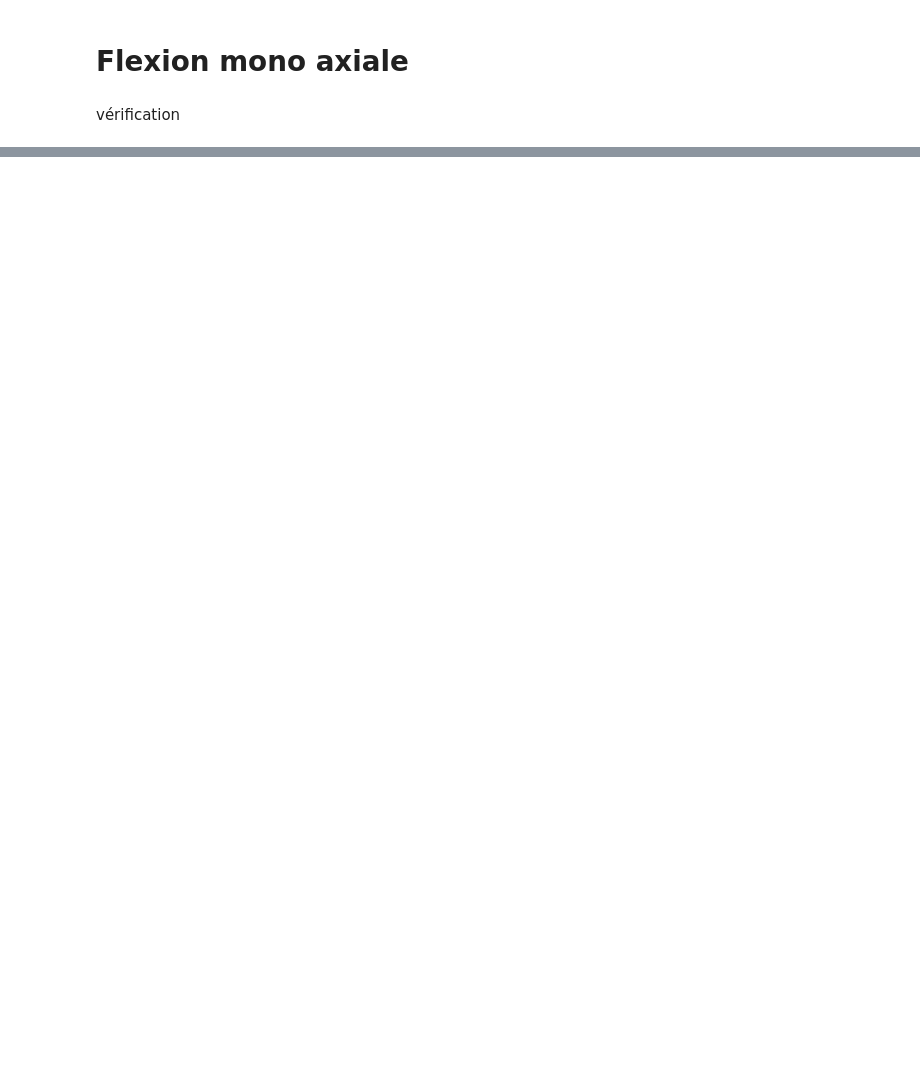
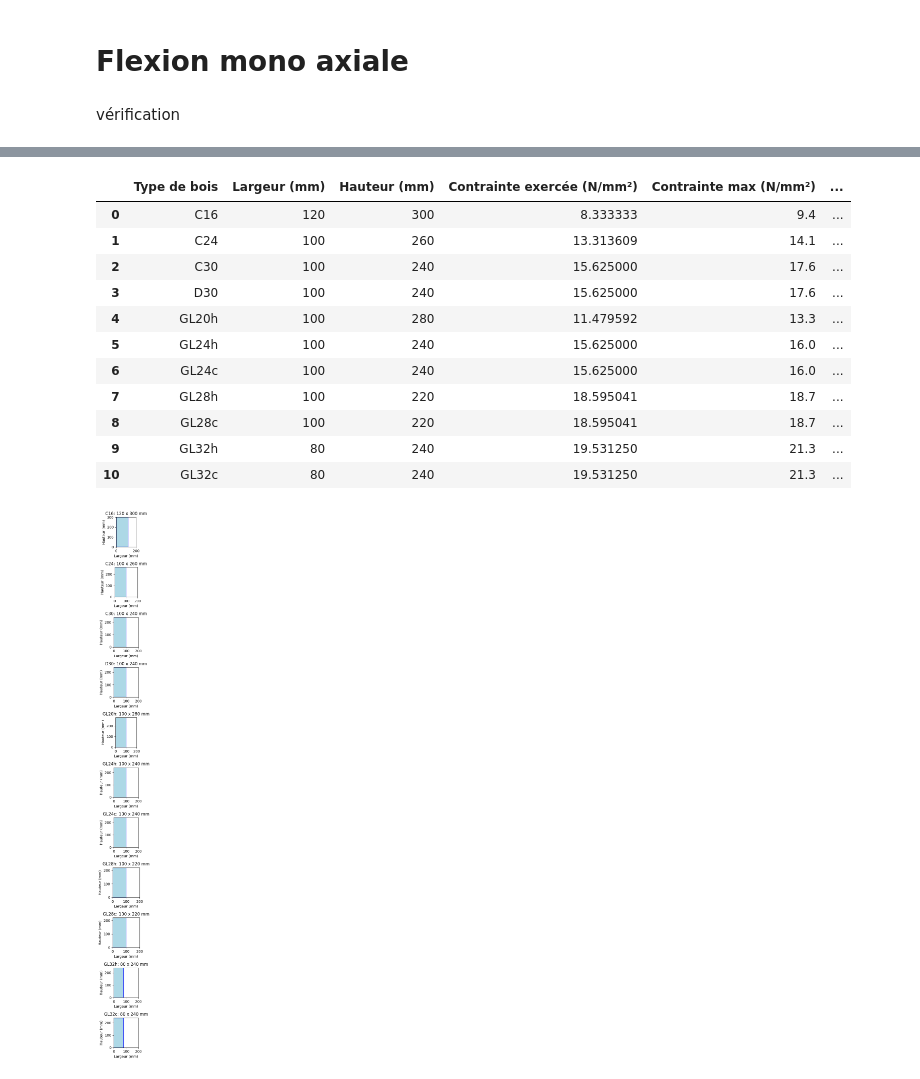
Before and after one commit to Erazq/Bois, a Jupyter notebook: Flexion mono axiale.ipynb, the cells around one changed output, grey strips where cells are left out. Cells and saved outputs as stored; diff of their text form; code cells hidden in the pictures; blank space fills up the shorter version.

Commit message:
flexion monoaxiale

```diff
--- a/Flexion mono axiale.ipynb
+++ b/Flexion mono axiale.ipynb
@@ -120,0 +228,67 @@ La section respecte la vérification à la flexion.
+# %%
+import math
+import pandas as pd
+import matplotlib.pyplot as plt
+
+def verifier_sections_standard(moment_flechissant_Nm, type_bois, classe_humidite, duree_application, ksys=1.0):
+    """
+    Trouve les sections standard minimales respectant la vérification à la flexion monoaxiale.
+    """
+    for categorie, dimensions in dimensions_standard.items():
+        for largeur, hauteurs in dimensions:
+            for hauteur in hauteurs:
+                h_min_calculee = math.sqrt((6 * moment_flechissant_Nm * 1e3) / (parametres_bois[type_bois]['f_md'] * largeur * ksys))
+                if hauteur >= h_min_calculee:
+                    contrainte_exercee = moment_flechissant_Nm * 1e3 / ((largeur * hauteur**2) / 6)
+                    taux_utilisation = contrainte_exercee / parametres_bois[type_bois]['f_md'] * 100
+                    return largeur, hauteur, contrainte_exercee, parametres_bois[type_bois]['f_md'], taux_utilisation
+    return None, None, None, None, None
+# Calculer les sections minimales pour chaque type de bois
+moment_flechissant = 15000  # Nm
+classe_humidite = 1  # Classe 1
+duree_application = "infinie"  # Durée d'application de la charge
+ksys = 1.0  # Coefficient d'effet système
+
+results = []
+for type_bois in parametres_bois.keys():
+    largeur, hauteur, contrainte_exercee, contrainte_max, taux_utilisation = verifier_sections_standard(
+        moment_flechissant, type_bois, classe_humidite, duree_application, ksys
+    )
+    results.append({
+        "Type de bois": type_bois,
+        "Largeur (mm)": largeur,
+        "Hauteur (mm)": hauteur,
+        "Contrainte exercée (N/mm²)": contrainte_exercee,
+        "Contrainte max (N/mm²)": contrainte_max,
+        "Taux d'utilisation (%)": taux_utilisation,
+    })
+
+# Convertir les résultats en DataFrame pour un affichage clair
+results_df = pd.DataFrame(results)
+
+# Affichage propre
+from IPython.display import display
+print("\n=== Tableau des sections minimales par type de bois avec contraintes ===")
+display(results_df)
+
+# Génération des dessins des sections
+fig, axes = plt.subplots(len(results), 1, figsize=(6, len(results) * 2))
+if len(results) == 1:
+    axes = [axes]  # Assure que axes est toujours une liste
+for ax, result in zip(axes, results):
+    largeur = result["Largeur (mm)"]
+    hauteur = result["Hauteur (mm)"]
+    type_bois = result["Type de bois"]
+
+    # Dessiner la section
+    ax.add_patch(plt.Rectangle((0, 0), largeur, hauteur, edgecolor="blue", facecolor="lightblue"))
+    ax.set_xlim(0, max(largeur, 200))
+    ax.set_ylim(0, max(hauteur, 200))
+    ax.set_aspect('equal', adjustable='box')
+    ax.set_title(f"{type_bois}: {largeur} x {hauteur} mm")
+    ax.set_xlabel("Largeur (mm)")
+    ax.set_ylabel("Hauteur (mm)")
+
+plt.tight_layout()
+plt.show()
+# %% [output]
@@ -120,0 +296,13 @@ La section respecte la vérification à la flexion.
+|  | Type de bois | Largeur (mm) | Hauteur (mm) | Contrainte exercée (N/mm²) | Contrainte max (N/mm²) | ... |
+| 0 | C16 | 120 | 300 | 8.333333 | 9.4 | ... |
+| 1 | C24 | 100 | 260 | 13.313609 | 14.1 | ... |
+| 2 | C30 | 100 | 240 | 15.625000 | 17.6 | ... |
+| 3 | D30 | 100 | 240 | 15.625000 | 17.6 | ... |
+| 4 | GL20h | 100 | 280 | 11.479592 | 13.3 | ... |
+| 5 | GL24h | 100 | 240 | 15.625000 | 16.0 | ... |
+| 6 | GL24c | 100 | 240 | 15.625000 | 16.0 | ... |
+| 7 | GL28h | 100 | 220 | 18.595041 | 18.7 | ... |
+| 8 | GL28c | 100 | 220 | 18.595041 | 18.7 | ... |
+| 9 | GL32h | 80 | 240 | 19.531250 | 21.3 | ... |
+| 10 | GL32c | 80 | 240 | 19.531250 | 21.3 | ... |
+[figure, added]
```
Also changed, not shown: parts of 10 cells of this notebook.
